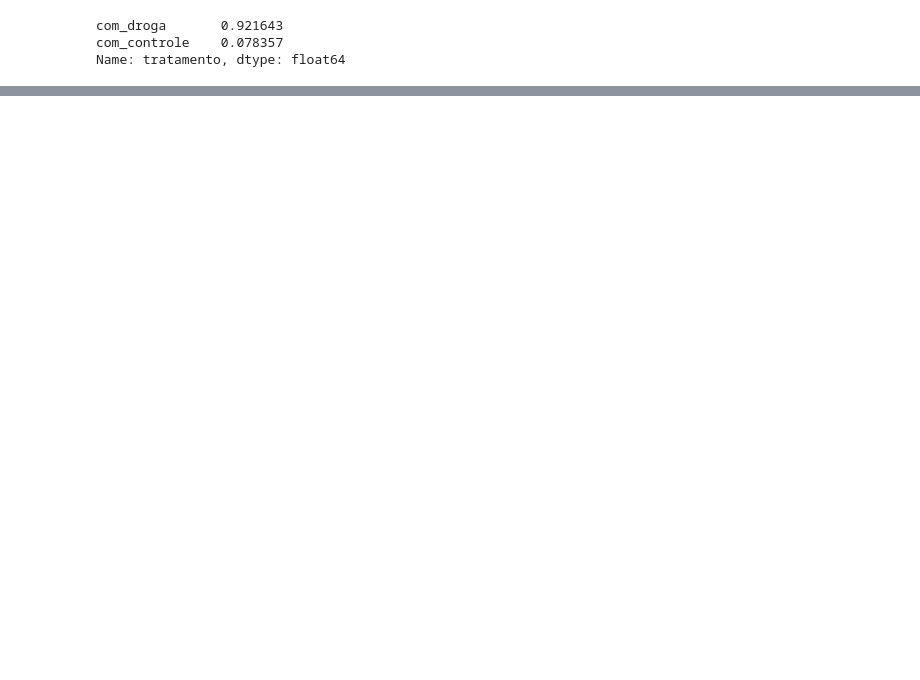
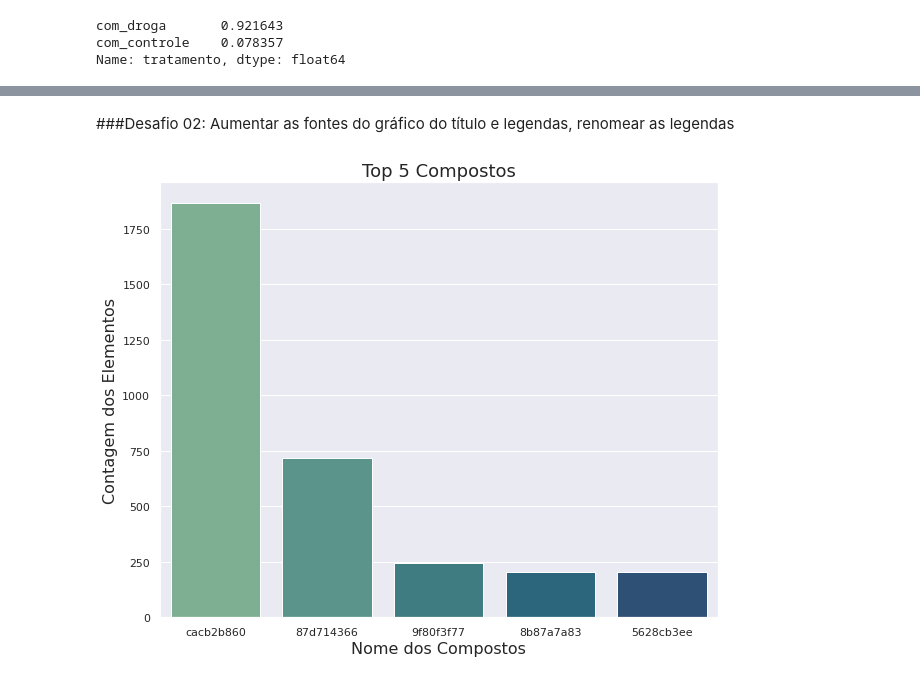
Before and after one commit to tamsmchado/imersao_dados2, a Jupyter notebook: Aula01_ImersaoDados_Desafios.ipynb, the cells around one changed output, grey strips where cells are left out. Saved outputs shown, nothing was run; the diff lists cells and outputs as text; code cells hidden in the pictures; blank space fills up the shorter version.

```diff
--- a/Aula01_ImersaoDados_Desafios.ipynb
+++ b/Aula01_ImersaoDados_Desafios.ipynb
@@ -298,0 +377,11 @@ plt.show()
+# %% [markdown]
+###Desafio 02: Aumentar as fontes do gráfico do título e legendas, renomear as legendas
+# %%
+plt.figure(figsize = (10,8)) # Ajustado o tamanho do gráfico
+ax = sns.countplot(x = 'composto', data = dados.query('composto in @cod_compostos'), palette = "crest", order = cod_compostos)
+ax.set_title('Top 5 Compostos', fontsize=18) # Colocando um título e ajustando a fonte do título
+ax.set_xlabel('Nome dos Compostos', fontsize = 16) # Coloando a legenda do eixo x e ajustando sua fonte
+ax.set_ylabel('Contagem dos Elementos', fontsize = 16) # Colocando a legenda do eixo y e ajustando sua fonte
+plt.show() # Mostra o gráfico sem algumas informações que vem acima dele que não são necessárias
+# %% [output]
+[figure, added]
```
Also changed, not shown: parts of 67 cells of this notebook.
